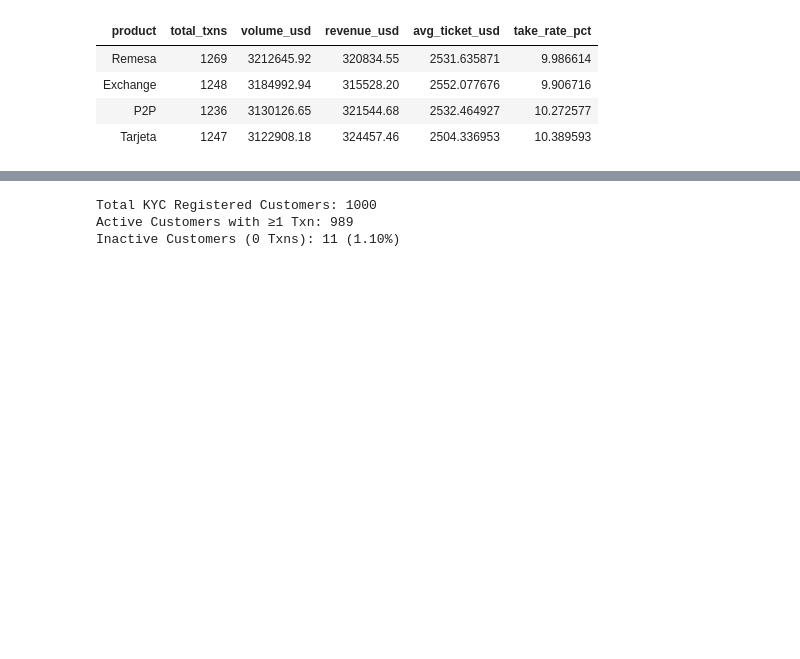
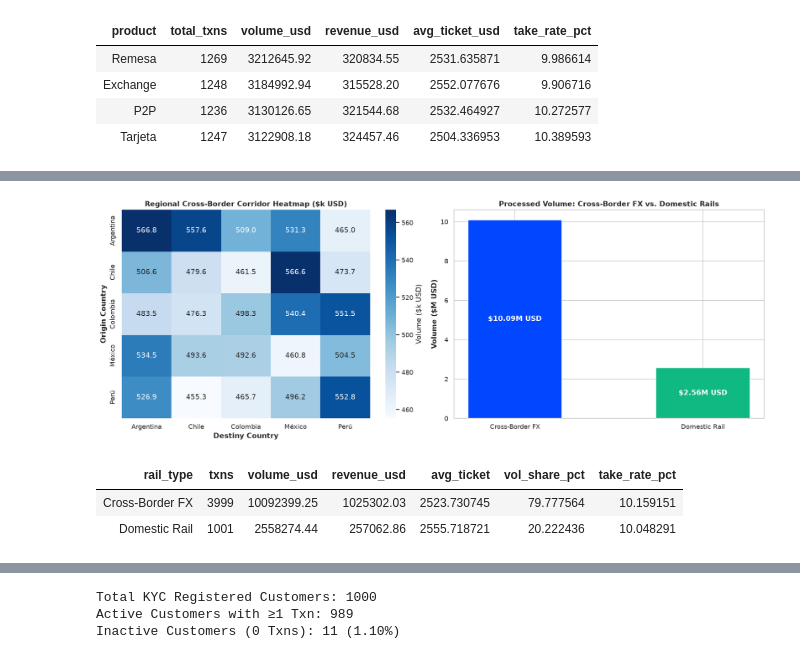
Before and after one commit to Nicocarello/neobank-data-ai, a Jupyter notebook: eda_neobank_analytics.ipynb, the cells around one changed output, grey strips where cells are left out. Drawn from its saved outputs; the diff is of its cells as text; code cells hidden in the pictures; blank space fills up the shorter version.

```diff
--- a/eda_neobank_analytics.ipynb
+++ b/eda_neobank_analytics.ipynb
@@ -24,8 +31,10 @@ import numpy as np
 import matplotlib.pyplot as plt
 import seaborn as sns
 
-# Styling
+# Global visual styling
 sns.set_theme(style="whitegrid", palette="muted")
+plt.rcParams['font.sans-serif'] = 'DejaVu Sans'
+plt.rcParams['figure.autolayout'] = True
 plt.rcParams['figure.figsize'] = (10, 5)
 plt.rcParams['axes.titlesize'] = 14
 plt.rcParams['axes.labelsize'] = 12
@@ -209,0 +194,44 @@ plt.show()
+# %%
+# Corridor Heatmap and Domestic vs Cross-border Rail Topology
+df_transactions['rail_type'] = np.where(
+    df_transactions['origin_country'] == df_transactions['destiny_country'],
+    'Domestic Rail',
+    'Cross-Border FX'
+)
+
+rail_summary = df_transactions.groupby('rail_type').agg(
+    txns=('transaction_id', 'count'),
+    volume_usd=('origin_amount_usd', 'sum'),
+    revenue_usd=('revenue', 'sum'),
+    avg_ticket=('origin_amount_usd', 'mean')
+).reset_index()
+rail_summary['vol_share_pct'] = (rail_summary['volume_usd'] / rail_summary['volume_usd'].sum()) * 100
+rail_summary['take_rate_pct'] = (rail_summary['revenue_usd'] / rail_summary['volume_usd']) * 100
+
+# Visual comparison
+corridor_matrix = df_transactions.pivot_table(
+    index='origin_country',
+    columns='destiny_country',
+    values='origin_amount_usd',
+    aggfunc='sum',
+    fill_value=0
+)
+
+fig, axes = plt.subplots(1, 2, figsize=(16, 6))
+sns.heatmap(corridor_matrix / 1e3, annot=True, fmt='.1f', cmap='Blues', ax=axes[0], cbar_kws={'label': 'Volume ($k USD)'})
+axes[0].set_title('Regional Cross-Border Corridor Heatmap ($k USD)', fontweight='bold')
+
+bars = axes[1].bar(rail_summary['rail_type'], rail_summary['volume_usd'] / 1e6, color=['#0047FF', '#10B981'], width=0.5)
+axes[1].set_title('Processed Volume: Cross-Border FX vs. Domestic Rails', fontweight='bold')
+axes[1].set_ylabel('Volume ($M USD)', fontweight='bold')
+for b in bars:
+    axes[1].annotate(f"${b.get_height():.2f}M USD", (b.get_x() + b.get_width() / 2., b.get_height() / 2),
+                     ha='center', va='center', color='white', fontweight='bold', fontsize=12)
+plt.show()
+
+rail_summary
+# %% [output]
+[figure, added]
+| rail_type | txns | volume_usd | revenue_usd | avg_ticket | vol_share_pct | take_rate_pct |
+| Cross-Border FX | 3999 | 10092399.25 | 1025302.03 | 2523.730745 | 79.777564 | 10.159151 |
+| Domestic Rail | 1001 | 2558274.44 | 257062.86 | 2555.718721 | 20.222436 | 10.048291 |
```
Also changed, not shown: parts of 28 cells of this notebook.
